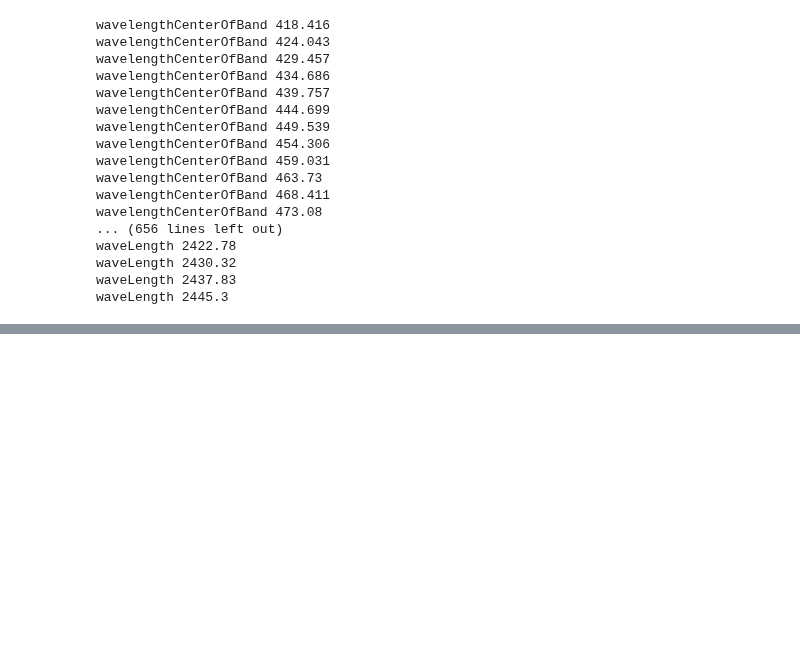
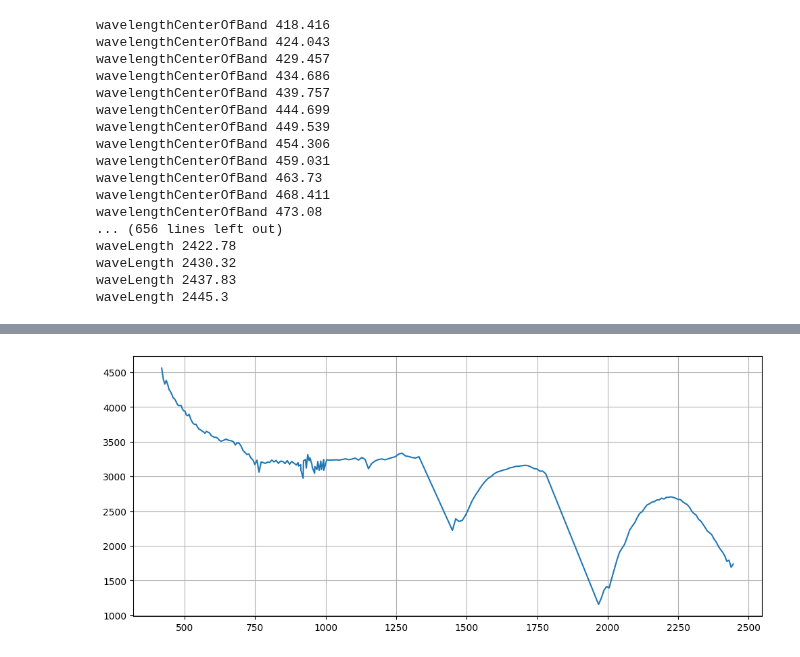
Before and after one commit to ECOMINE-IN/Geomind, a Jupyter notebook: notebooks/04_hyperspectral.ipynb, the cells around one changed output, grey strips where cells are left out. Cells and saved outputs as stored; diff of their text form; code cells hidden in the pictures; blank space fills up the shorter version.

```diff
--- a/notebooks/04_hyperspectral.ipynb
+++ b/notebooks/04_hyperspectral.ipynb
@@ -211,0 +318,22 @@ waveLength 2445.3
+# %%
+rows = slice(850, 1000)
+cols = slice(600, 800)
+
+roi = cube[:, rows, cols]
+
+mean_spectrum = np.mean(
+    np.where(roi == -32768, np.nan, roi),
+    axis=(1,2)
+)
+
+valid = ~np.isnan(mean_spectrum)
+
+plt.figure(figsize=(12,5))
+plt.plot(
+    np.array(wavelengths)[valid],
+    mean_spectrum[valid]
+)
+plt.grid()
+plt.show()
+# %% [output]
+[figure, added]
```
Also changed, not shown: parts of 7 cells of this notebook.
